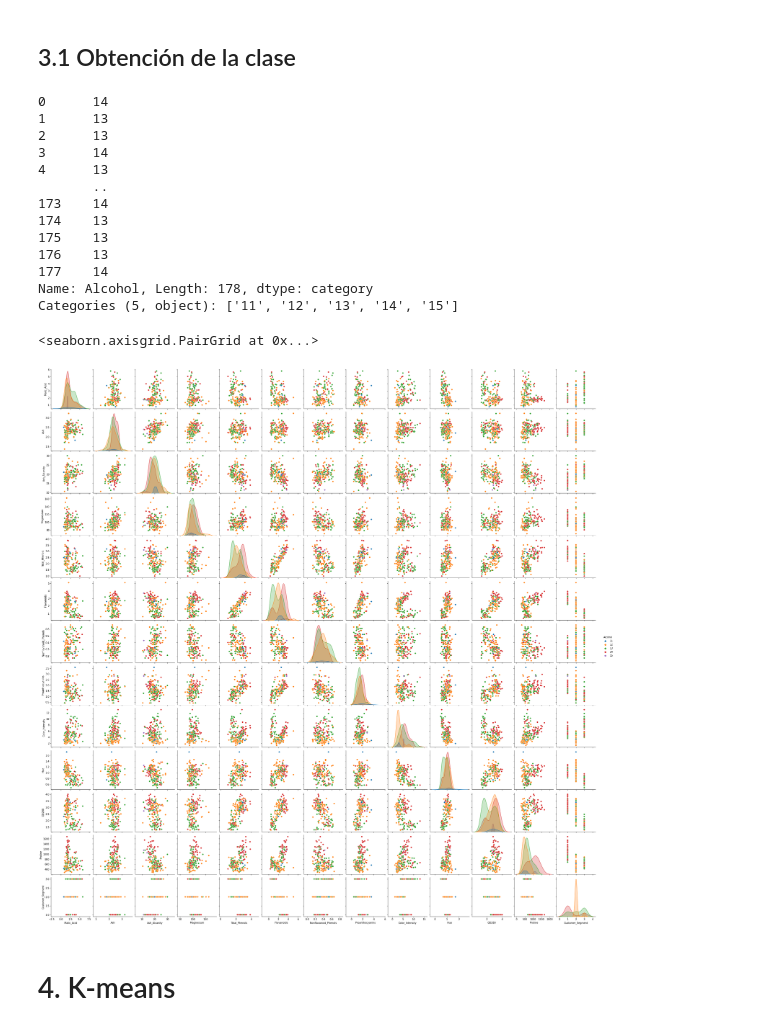
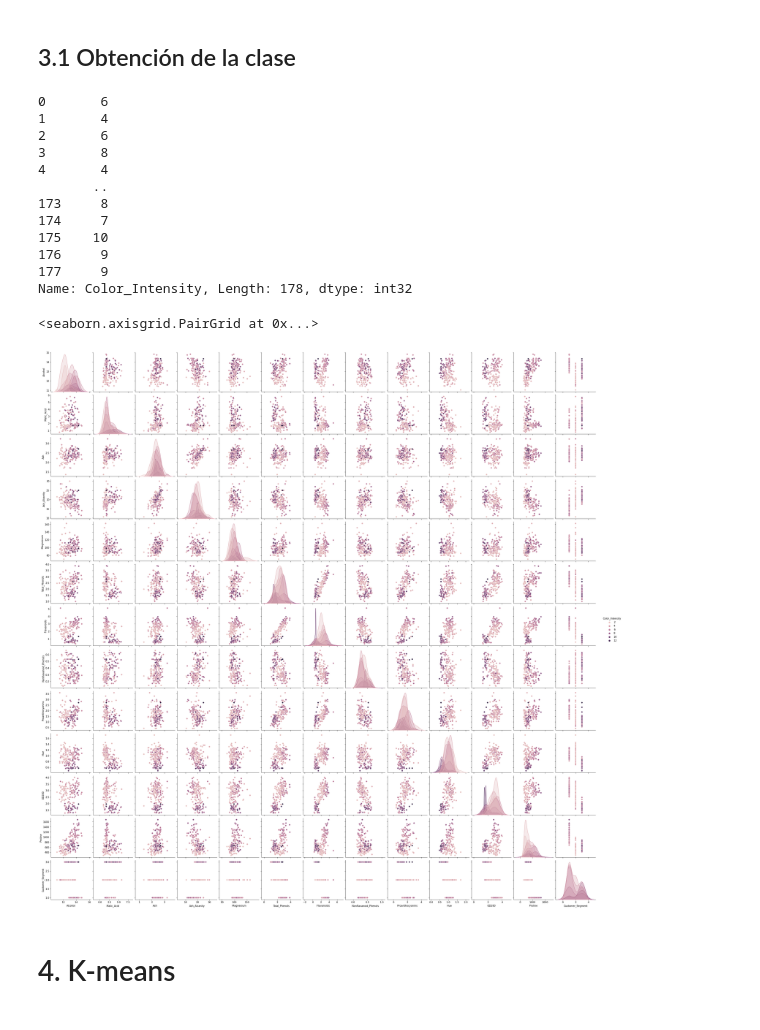
Before and after one commit to GermanMT/FeatureLearning-ML, a Jupyter notebook: unsupervised.ipynb, the cells around one changed output. Drawn from its saved outputs; the diff is of its cells as text; code cells hidden in the pictures.

```diff
--- a/unsupervised.ipynb
+++ b/unsupervised.ipynb
@@ -248,7 +241,5 @@ Observamos que los atributos más relevantes respecto a la clase "Alcohol" son:
 # %%
-DATOS['Alcohol'] = DATOS['Alcohol'].round(0).astype(int)
-DATOS['Alcohol'] = DATOS.Alcohol.astype(str)
-DATOS['Alcohol'] = DATOS.Alcohol.astype('category')
+DATOS['Color_Intensity'] = DATOS['Color_Intensity'].round(0).astype(int)
 print (DATOS)
-print(DATOS['Alcohol'])
+print(DATOS['Color_Intensity'])
 # %% [output]
@@ -272,29 +263,28 @@ Categories (5, object): ['11', '12', '13', '14', '15']
 # %% [markdown]
 ## 3.1 Obtención de la clase
 # %%
-y = pd.Series(DATOS['Alcohol'])
+y = pd.Series(DATOS['Color_Intensity'])
 y
 # %% [output]
-0      14
-1      13
-2      13
-3      14
-4      13
+0       6
+1       4
+2       6
+3       8
+4       4
        ..
-173    14
-174    13
-175    13
-176    13
-177    14
-Name: Alcohol, Length: 178, dtype: category
-Categories (5, object): ['11', '12', '13', '14', '15']
+173     8
+174     7
+175    10
+176     9
+177     9
+Name: Color_Intensity, Length: 178, dtype: int32
 # %%
-# Representación en 2D de alcohol frente al resto
+# Representación en 2D de Color_Intensity frente al resto
 data = DATOS
-sns.pairplot(data, hue = 'Alcohol')
+sns.pairplot(data, hue = 'Color_Intensity')
 # %% [output]
 <seaborn.axisgrid.PairGrid at 0x...>
-[figure, old version]
+[figure, new version]
 # %%
 def muestra_agrupacion(puntos, clusters):
     puntos_2D = pd.DataFrame(PCA(n_components = 2).fit_transform(puntos), columns = ['x', 'y'])
```
Also changed, not shown: parts of 13 cells of this notebook.
